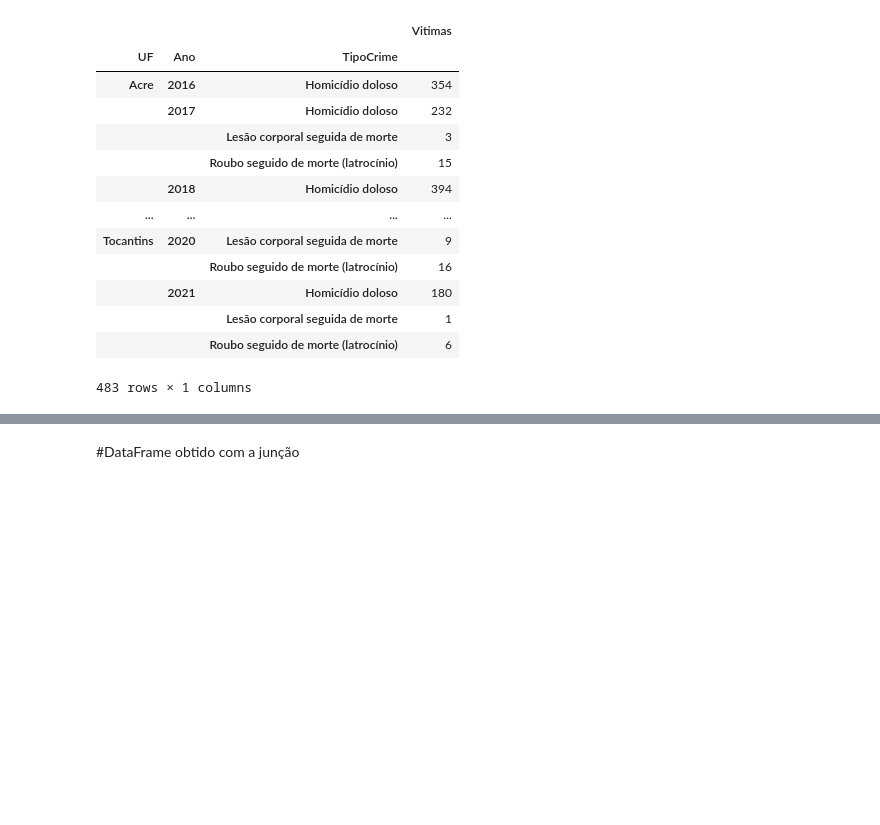
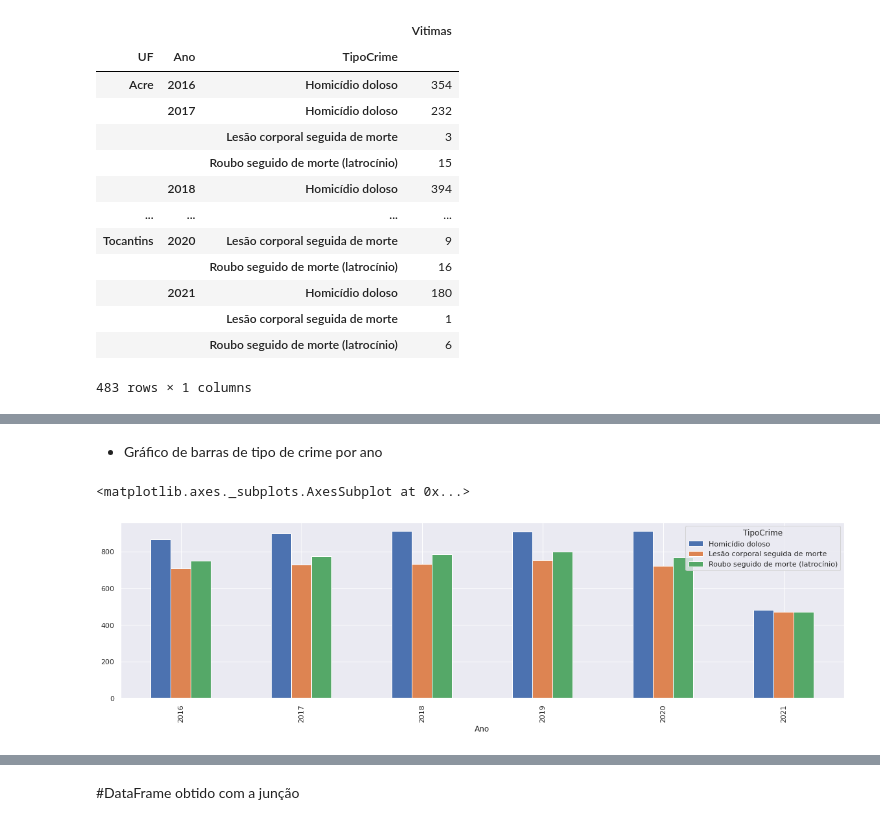
Before and after one commit to marimoreiraa/ProjetoFinal, a Jupyter notebook: 1_Pandas.ipynb, the cells around one changed output, grey strips where cells are left out. Saved outputs shown, nothing was run; the diff lists cells and outputs as text; code cells hidden in the pictures; blank space fills up the shorter version.

```diff
--- a/1_Pandas.ipynb
+++ b/1_Pandas.ipynb
@@ -1052,0 +1125,11 @@ dfB
+# %% [markdown]
+
+
+*   Gráfico de barras de tipo de crime por ano
+# %%
+tipo_crime_ano=df2.groupby([df2['TipoCrime'], 'Ano']).size()
+tipo_crime_ano = tipo_crime_ano.unstack(level=0).fillna(0)
+tipo_crime_ano.plot(kind='bar', figsize=(20, 5))
+# %% [output]
+<matplotlib.axes._subplots.AxesSubplot at 0x...>
+[figure, added]
```
Also changed, not shown: parts of 40 cells of this notebook.
